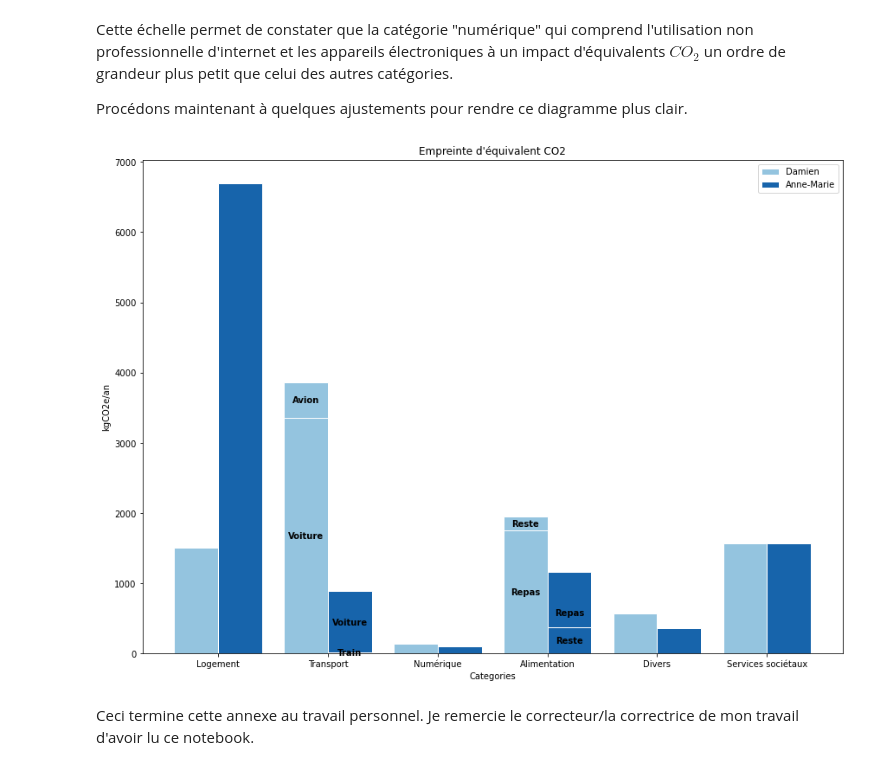
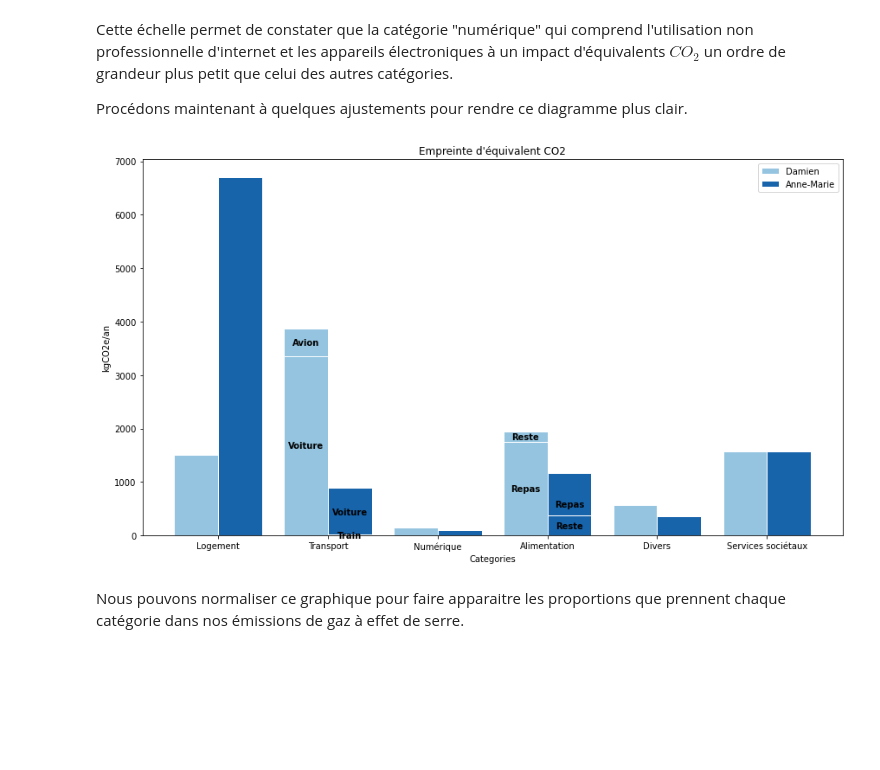
Before and after one commit to d-delattre/Envi-F1001-Travail-personnel, a Jupyter notebook: ENVI-F1001.ipynb, the cells around one changed output. Saved outputs shown, nothing was run; the diff lists cells and outputs as text; code cells hidden in the pictures; blank space fills up the shorter version.

```diff
--- a/ENVI-F1001.ipynb
+++ b/ENVI-F1001.ipynb
@@ -246,10 +255,10 @@ Cette échelle permet de constater que la catégorie "numérique" qui comprend l
 Procédons maintenant à quelques ajustements pour rendre ce diagramme plus clair.
 # %%
 #Remaniement des données pour stacker les différentes contributions à une catégorie.
-data1dd = [empreinte_p1["logement"], empreinte_p1["voiture"], empreinte_p1["numérique"], empreinte_p1["repas"], empreinte_p1["textile"]+empreinte_p1["électroménager"]+empreinte_p1["autre produits"], empreinte_p1["services sociétaux"]]
-data2dd = [0,                        empreinte_p1["avion"],   0, empreinte_p1["boisson"]+empreinte_p1["déchets"],  0                                                                        ,          0]
-data1am = [empreinte_p2["logement"], empreinte_p2["voiture"], empreinte_p2["numérique"], empreinte_p2["repas"], empreinte_p2["textile"]+empreinte_p2["électroménager"]+empreinte_p2["autre produits"], empreinte_p2["services sociétaux"]]
-data2am = [0,                       empreinte_p2["train"],     0,              empreinte_p2["boisson"]+empreinte_p2["déchets"],  0                                                                     , 0]
+data1dd = np.array([empreinte_p1["logement"], empreinte_p1["voiture"], empreinte_p1["numérique"], empreinte_p1["repas"], empreinte_p1["textile"]+empreinte_p1["électroménager"]+empreinte_p1["autre produits"], empreinte_p1["services sociétaux"]])
+data2dd = np.array([0,                        empreinte_p1["avion"],   0, empreinte_p1["boisson"]+empreinte_p1["déchets"],  0                                                                        ,          0])
+data1am = np.array([empreinte_p2["logement"], empreinte_p2["voiture"], empreinte_p2["numérique"], empreinte_p2["repas"], empreinte_p2["textile"]+empreinte_p2["électroménager"]+empreinte_p2["autre produits"], empreinte_p2["services sociétaux"]])
+data2am = np.array([0,                       empreinte_p2["train"],     0,              empreinte_p2["boisson"]+empreinte_p2["déchets"],  0                                                                     , 0])
 labels1 = " ", "Voiture", " ", "Repas", " ", " "
 labels2dd = " ", "Avion", " ", "Reste", " ", " "
 labels2am = " ", "Train", " ", "Reste", " ", " "
@@ -258,36 +267,36 @@ labels2am = " ", "Train", " ", "Reste", " ", " "
 index = np.arange(len(data1dd))
 bar_width = 0.4
 
-fig, ax = plt.subplots(figsize=(14.5,10.5))
+fig, ax = plt.subplots(figsize=(14.5,8))
 
 ax1 = ax.bar(index, data1dd, bar_width,
                 label="Damien", color=plt.get_cmap('Blues')(0.4), ec="white")
 ax2 = ax.bar(index, data2dd, bar_width,
                 color=plt.get_cmap('Blues')(0.4), ec='white', bottom=data1dd)
 
 ax3 = ax.bar(index+bar_width, data1am,
                  bar_width, label="Anne-Marie", ec="white", color=plt.get_cmap('Blues')(0.8))
 ax4 = ax.bar(index+bar_width, data2am,
                  bar_width, ec="white", color=plt.get_cmap('Blues')(0.8))
 
 ax.bar_label(ax1, labels=labels1, label_type='center', fontweight="bold")
 ax.bar_label(ax3, labels=labels1, label_type='center', fontweight="bold")
 ax.bar_label(ax2, labels=labels2dd, label_type='center', fontweight="bold")
 ax.bar_label(ax4, labels=labels2am, label_type='center', fontweight="bold")
 
 
 ax.set_xlabel('Categories')
 ax.set_ylabel('kgCO2e/an')
 ax.set_title("Empreinte d'équivalent CO2")
 ax.set_xticks(index + bar_width / 2)
 ax.set_xticklabels(labels)
 ax.legend()
 #ax.set_yscale('log')
 
 
 plt.savefig("Empreinte d'équivalent CO2")
 plt.show()
 # %% [output]
-[figure, old version]
+[figure, new version]
 # %% [markdown]
-Ceci termine cette annexe au travail personnel. Je remercie le correcteur/la correctrice de mon travail d'avoir lu ce notebook.
+Nous pouvons normaliser ce graphique pour faire apparaitre les proportions que prennent chaque catégorie dans nos émissions de gaz à effet de serre.
```
Also changed, not shown: parts of 5 cells of this notebook.
